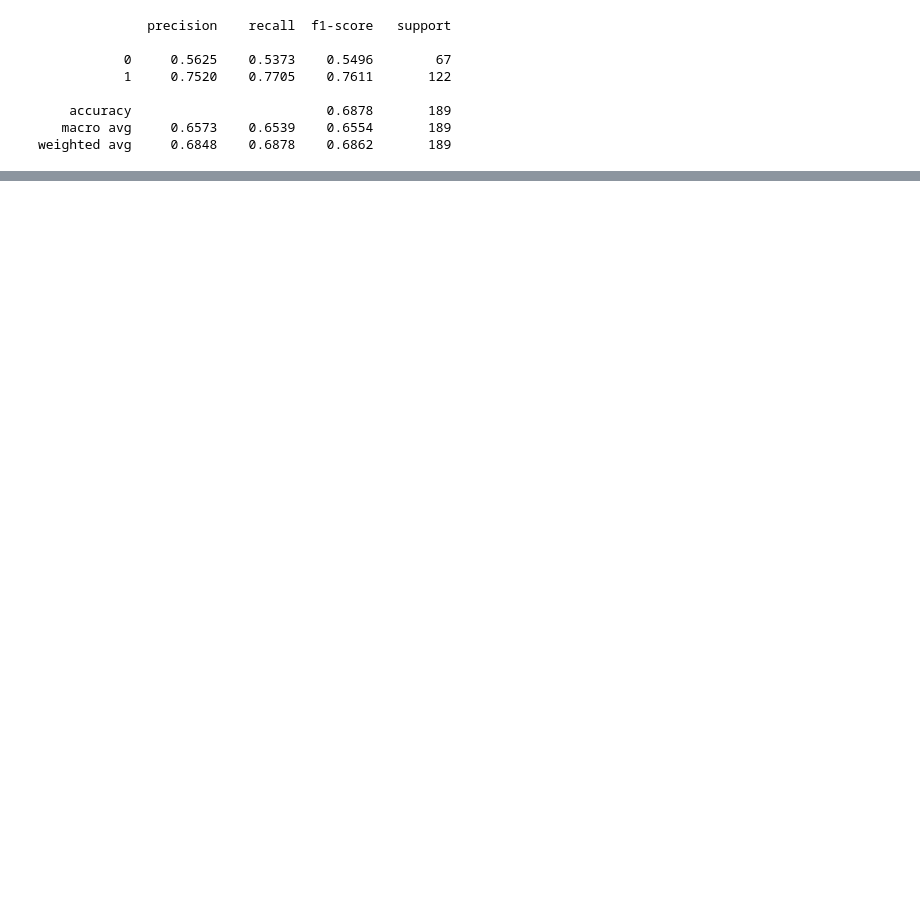
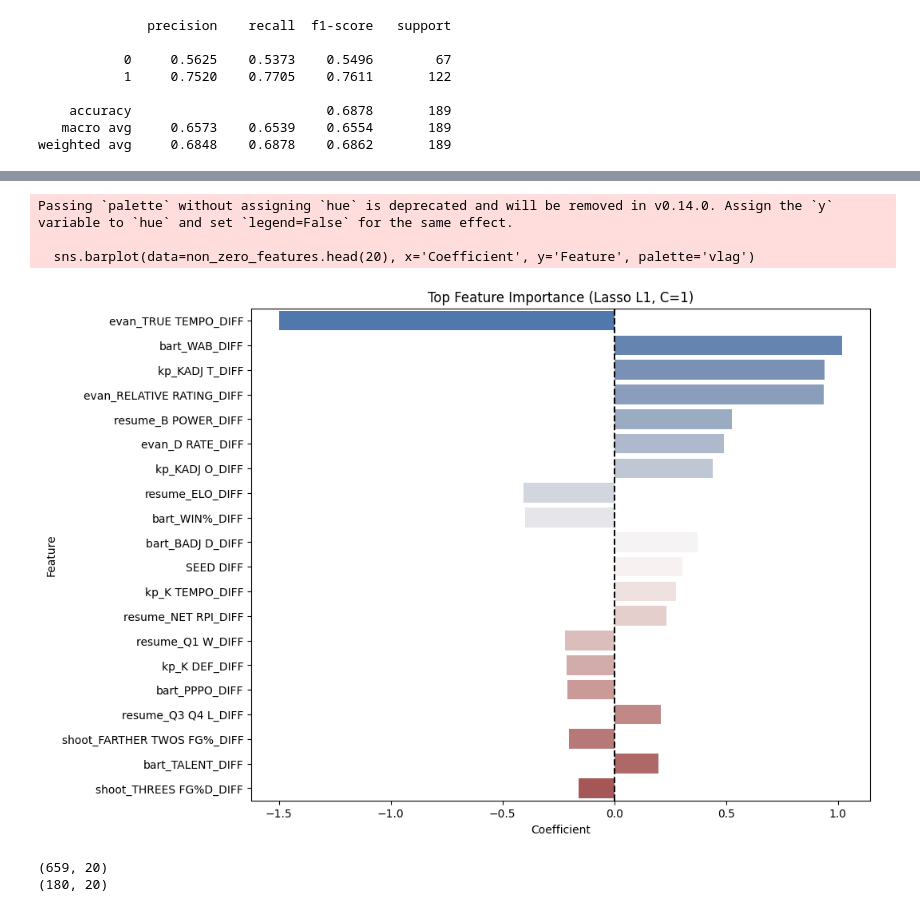
Before and after one commit to yiyoufan/NCAA_Prediction, a Jupyter notebook: explorer.ipynb, the cells around one changed output, grey strips where cells are left out. Cells and saved outputs as stored; diff of their text form; code cells hidden in the pictures; blank space fills up the shorter version.

```diff
--- a/explorer.ipynb
+++ b/explorer.ipynb
@@ -565,0 +1143,16 @@ weighted avg     0.6848    0.6878    0.6862       189
+# %%
+scalar = StandardScaler()
+X_train_processed = scalar.fit_transform(X_newTrain)
+X_test_processed = scalar.transform(X_newTest)
+
+C=[0.1, 1, 10, 20, 100]
+for cs in C:
+    log_reg = LogisticRegression(penalty='l1', solver='liblinear', random_state=1, C=cs)
+    log_reg.fit(X_train_processed, y_newTrain)
+    y_pred = log_reg.predict(X_test_processed)
+    print(f"Results for C={cs}")
+    print(classification_report(y_newTest, y_pred, digits=4))
+#lasso_log_reg = LogisticRegression(penalty='l1', solver='liblinear', random_state=1, C=10)
+#lasso_log_reg.fit(X_train_processed, y_train)
+#y_pred_lasso = lasso_log_reg.predict(X_test_processed)
+#print(classification_report(y_test, y_pred_lasso, digits=4))
@@ -565,0 +1177,19 @@ weighted avg     0.6848    0.6878    0.6862       189
+# %%
+# Assuming X_newTrain is a DataFrame, we get the column names
+log_reg = LogisticRegression(penalty='l1', solver='liblinear', random_state=1, C=1)
+log_reg.fit(X_train_processed, y_newTrain)
+y_pred = log_reg.predict(X_test_processed)
+
+feature_names = X_newTrain.columns
+
+# Extract coefficients (for binary classification, it's a 2D array, so we take [0])
+importance = log_reg.coef_[0]
+
+# Create a DataFrame for easy viewing
+feature_importance_df = pd.DataFrame({
+    'Feature': feature_names,
+    'Coefficient': importance,
+    'Abs_Coefficient': abs(importance) # Lasso often uses absolute value for ranking
+}).sort_values(by='Abs_Coefficient', ascending=False)
+
+print(feature_importance_df.head(10))
@@ -565,0 +1208,24 @@ weighted avg     0.6848    0.6878    0.6862       189
+# %%
+non_zero_features = feature_importance_df[feature_importance_df['Coefficient'] != 0]
+
+plt.figure(figsize=(10, 8))
+sns.barplot(data=non_zero_features.head(20), x='Coefficient', y='Feature', palette='vlag')
+plt.title(f'Top Feature Importance (Lasso L1, C=1)')
+plt.axvline(x=0, color='black', linestyle='--')
+plt.show()
+# %% [output]
+Passing `palette` without assigning `hue` is deprecated and will be removed in v0.14.0. Assign the `y` variable to `hue` and set `legend=False` for the same effect.
+
+  sns.barplot(data=non_zero_features.head(20), x='Coefficient', y='Feature', palette='vlag')
+[figure, added]
+# %%
+X_newTrainFeatureSelection = X_newTrain[non_zero_features['Feature'].head(20)]
+X_newTestFeatureSelection = X_newTest[non_zero_features['Feature'].head(20)]
+scalar = StandardScaler()
+X_train_fs_processed = scalar.fit_transform(X_newTrainFeatureSelection)
+X_test_fs_processed = scalar.transform(X_newTestFeatureSelection)
+print(X_train_fs_processed.shape)
+print(X_test_fs_processed.shape)
+# %% [output]
+(659, 20)
+(180, 20)
```
Also changed, not shown: parts of 50 cells of this notebook, 8 other files.
